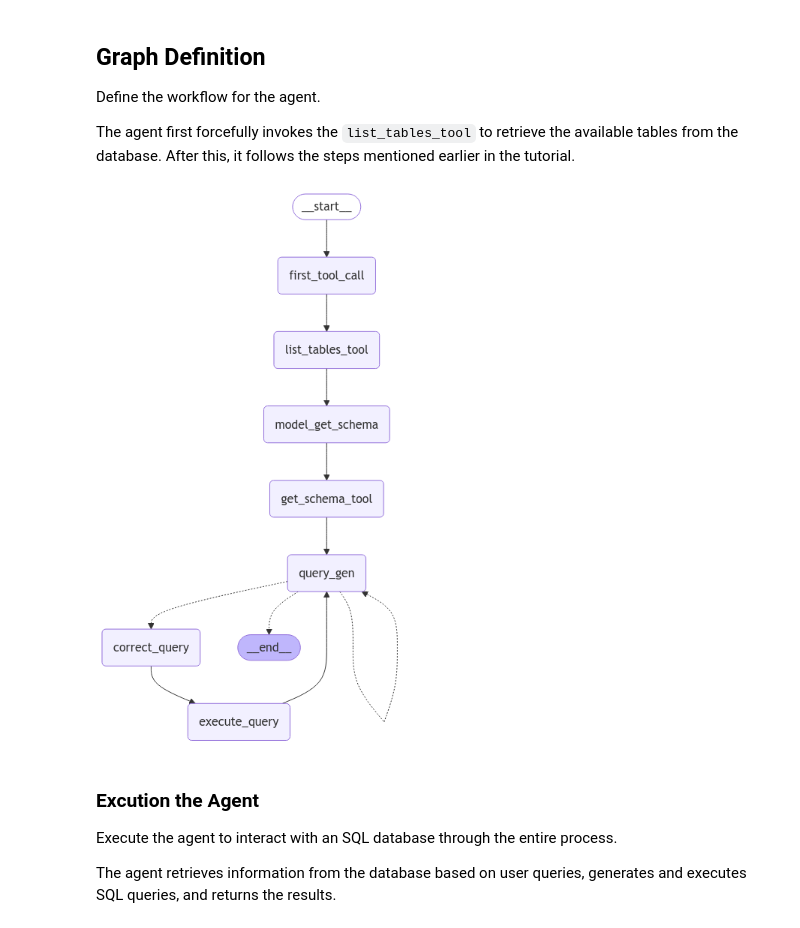
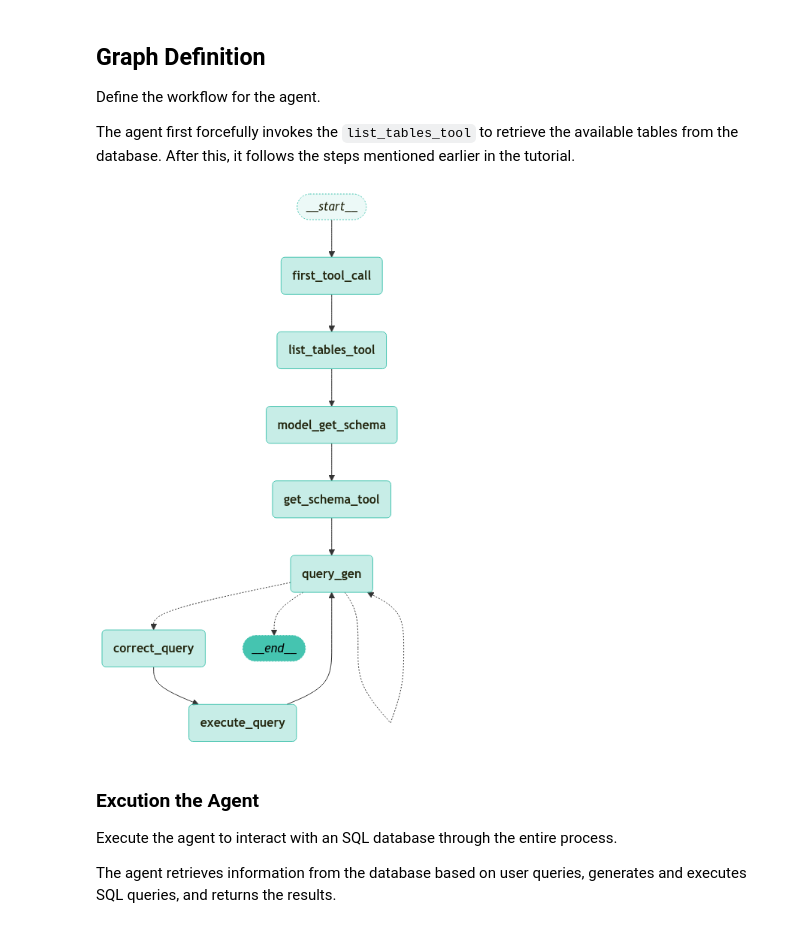
Before and after one commit to sunworl/LangChain-OpenTutorial, a Jupyter notebook: 17-LangGraph/03-Use-Cases/09-SQL-Agent.ipynb, the cells around one changed output. Drawn from its saved outputs; the diff is of its cells as text; code cells hidden in the pictures.

Commit message:
[E-4] 17-LangGraph / 03-Use-Cases / 09-SQL-Agent sql-agent-lib.py 커스텀 라이브러리 삭제 및 from langchain_opentutorial.message import invoke_graph로 변경

````diff
--- a/17-LangGraph/03-Use-Cases/09-SQL-Agent.ipynb
+++ b/17-LangGraph/03-Use-Cases/09-SQL-Agent.ipynb
@@ -430,8 +430,6 @@ Define the workflow for the agent.
 The agent first forcefully invokes the ```list_tables_tool``` to retrieve the available tables from the database. After this, it follows the steps mentioned earlier in the tutorial.
 # %%
 from typing import Annotated, Literal
-
-from sql_agent_lib import count_consecutive_errors
 
 from langchain_core.messages import AIMessage
 from langchain_openai import ChatOpenAI
@@ -539,13 +537,8 @@ def should_continue(state: State) -> Literal[END, "correct_query", "query_gen"]:
     if message.startswith("Answer:"):
         return END
 
-    # 2) Terminate if error messages have been repeated more than 3 times
-    error_count = count_consecutive_errors(state["messages"])
-    if error_count > 3:
-        return END  # Stop the process if errors exceed 3
-
-    # 3) Follow existing logic for other cases
-    if message.startswith("Error:"):
+    # 2) Follow existing logic for other cases
+    elif message.startswith("Error:"):
         return "query_gen"
     else:
         return "correct_query"
@@ -596,21 +589,13 @@ workflow.add_edge("execute_query", "query_gen")
 
 # Compile the workflow into an executable app
 app = workflow.compile(checkpointer=MemorySaver())
-# %%
-# check the graph workflow
-
-from IPython.display import Image, display
-from langchain_core.runnables.graph import MermaidDrawMethod
-
-display(
-    Image(
-        app.get_graph().draw_mermaid_png(
-            draw_method=MermaidDrawMethod.API,
-        )
-    )
-)
-# %% [output]
-[figure, removed]
+# %%
+# check the graph workflow
+from langchain_opentutorial.graphs import visualize_graph
+
+visualize_graph(app)
+# %% [output]
+[figure, added]
 # %% [markdown]
 ### Excution the Agent
 
````
Also changed, not shown: parts of 3 cells of this notebook, 1 other file.
